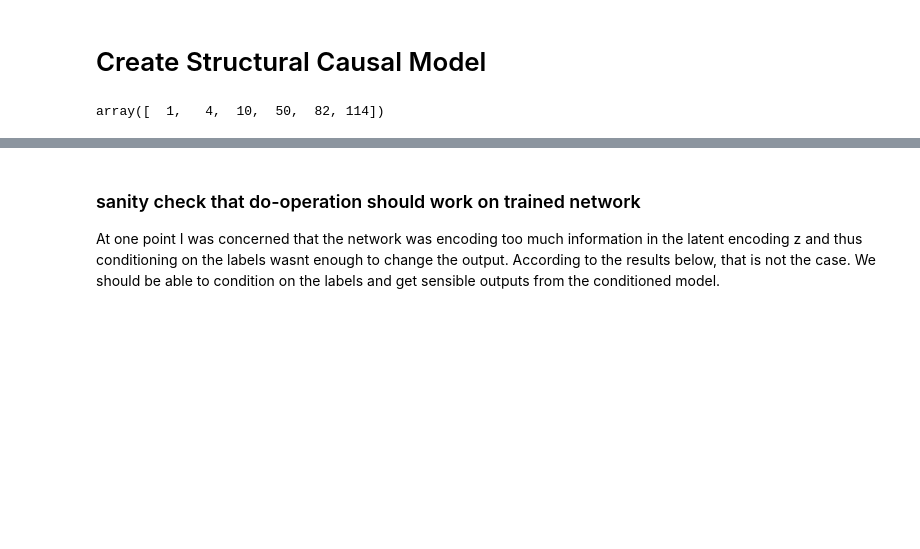
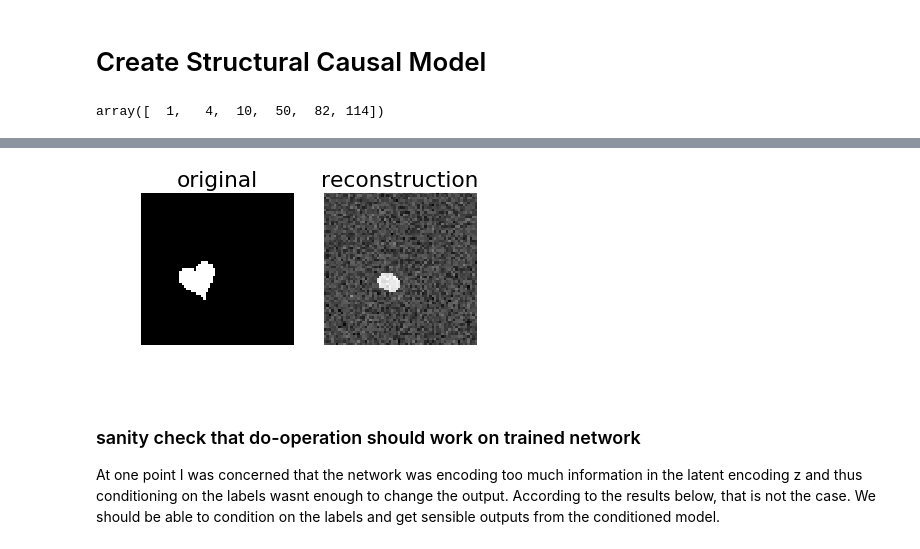
Before and after one commit to dmklee/CausalVAE, a Jupyter notebook: causal_vae_dsprites.ipynb, the cells around one changed output, grey strips where cells are left out. Cells and saved outputs as stored; diff of their text form; code cells hidden in the pictures; blank space fills up the shorter version.

```diff
--- a/causal_vae_dsprites.ipynb
+++ b/causal_vae_dsprites.ipynb
@@ -643,3 +650,8 @@ ValueError: at site "N_X", invalid log_prob shape
+# %%
+(rx,_,_), _ = scm.model(cond_noise)
+compare_reconstruction(ox, rx)
+# %% [output]
+[figure, added]
 # %% [markdown]
 ### sanity check that do-operation should work on trained network
 
```
Also changed, not shown: parts of 7 cells of this notebook.
